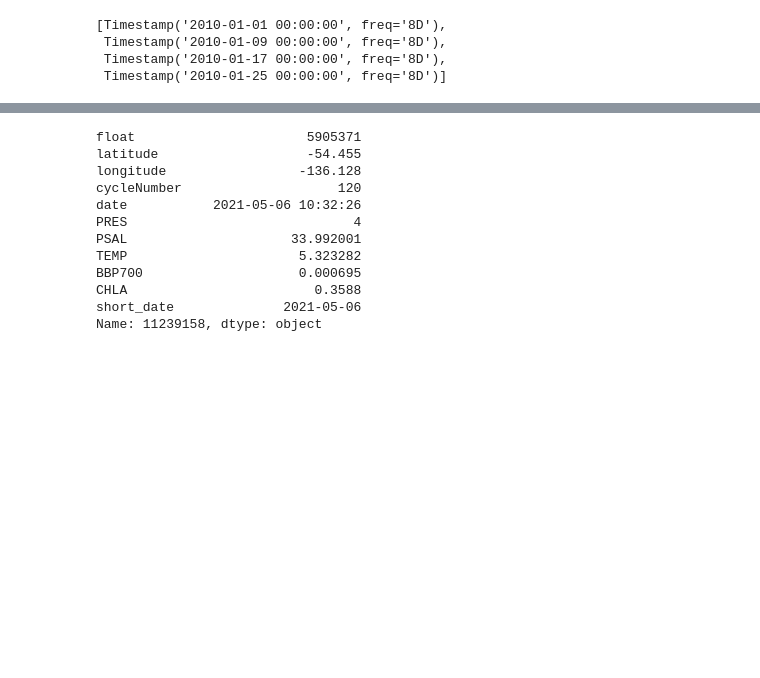
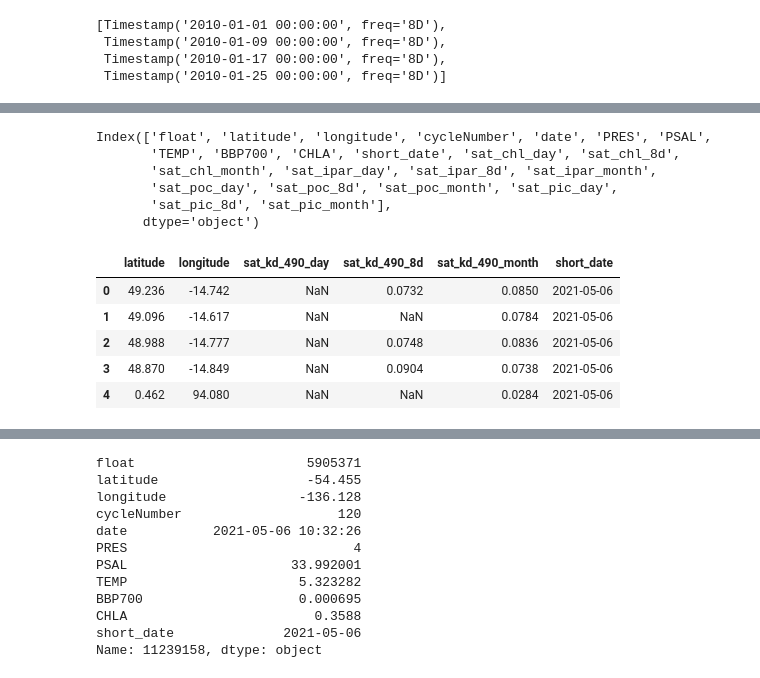
Before and after one commit to gnyirjesy/ocean-depth-characterization, a Jupyter notebook: EDA/data_query/data_merge.ipynb, the cells around one changed output, grey strips where cells are left out. Drawn from its saved outputs; the diff is of its cells as text; code cells hidden in the pictures; blank space fills up the shorter version.

```diff
--- a/EDA/data_query/data_merge.ipynb
+++ b/EDA/data_query/data_merge.ipynb
@@ -232 +322,24 @@ filled_df.to_csv('../../../data/sat_chl_full_final.csv', index=False)
+# %%
+float_data_full.columns
+# %% [output]
+Index(['float', 'latitude', 'longitude', 'cycleNumber', 'date', 'PRES', 'PSAL',
+       'TEMP', 'BBP700', 'CHLA', 'short_date', 'sat_chl_day', 'sat_chl_8d',
+       'sat_chl_month', 'sat_ipar_day', 'sat_ipar_8d', 'sat_ipar_month',
+       'sat_poc_day', 'sat_poc_8d', 'sat_poc_month', 'sat_pic_day',
+       'sat_pic_8d', 'sat_pic_month'],
+      dtype='object')
+# %%
+#Read in data to merge
+#Data included: chl, ipar, poc, pic, bbp, a_678, kd_490
+var_data  = pd.read_csv("../../../data/sat_kd_490_full_final.csv")
+var_data['short_date'] = pd.to_datetime(var_data['short_date'])
+var_data['short_date'] = var_data['short_date'].dt.date
+var_data.head()
+# %% [output]
+|  | latitude | longitude | sat_kd_490_day | sat_kd_490_8d | sat_kd_490_month | short_date |
+| 0 | 49.236 | -14.742 | NaN | 0.0732 | 0.0850 | 2021-05-06 |
+| 1 | 49.096 | -14.617 | NaN | NaN | 0.0784 | 2021-05-06 |
+| 2 | 48.988 | -14.777 | NaN | 0.0748 | 0.0836 | 2021-05-06 |
+| 3 | 48.870 | -14.849 | NaN | 0.0904 | 0.0738 | 2021-05-06 |
+| 4 | 0.462 | 94.080 | NaN | NaN | 0.0284 | 2021-05-06 |
 # %%
```
Also changed, not shown: parts of 17 cells of this notebook.
